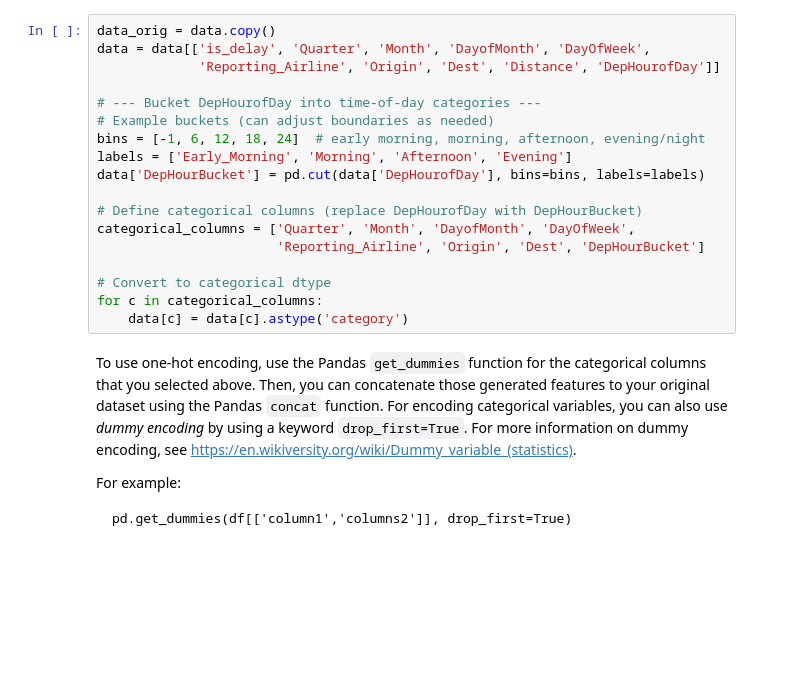
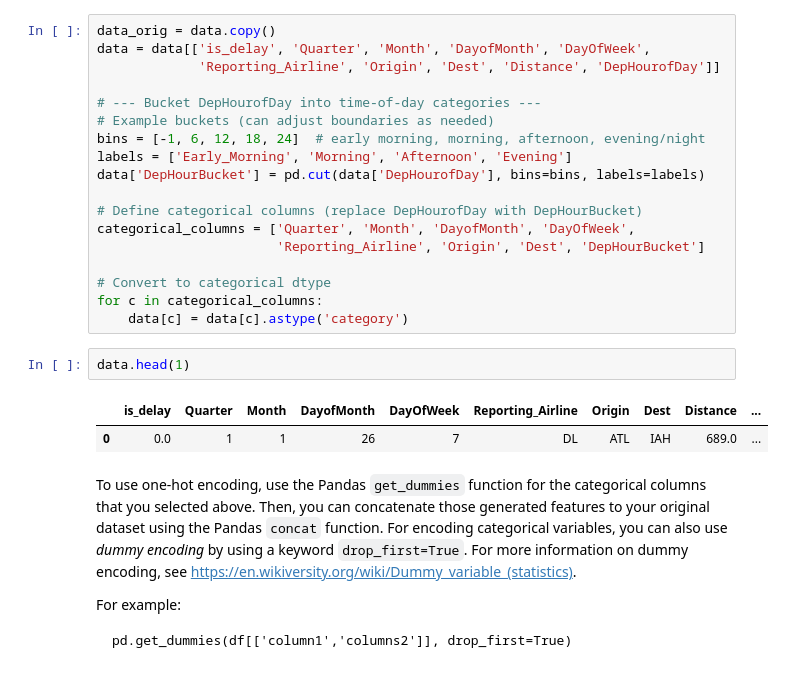
Before and after one commit to nigelcheong/dsts-final-project, a Jupyter notebook: onpremises.ipynb, the cells around one changed output. Drawn from its saved outputs; the diff is of its cells as text; blank space fills up the shorter version.

```diff
--- a/onpremises.ipynb
+++ b/onpremises.ipynb
@@ -768,6 +767,11 @@ categorical_columns = ['Quarter', 'Month', 'DayofMonth', 'DayOfWeek',
 # Convert to categorical dtype
 for c in categorical_columns:
     data[c] = data[c].astype('category')
+# %%
+data.head(1)
+# %% [output]
+|  | is_delay | Quarter | Month | DayofMonth | DayOfWeek | Reporting_Airline | Origin | Dest | Distance | ... |
+| 0 | 0.0 | 1 | 1 | 26 | 7 | DL | ATL | IAH | 689.0 | ... |
 # %% [markdown]
 To use one-hot encoding, use the Pandas `get_dummies` function for the categorical columns that you selected above. Then, you can concatenate those generated features to your original dataset using the Pandas `concat` function. For encoding categorical variables, you can also use *dummy encoding* by using a keyword `drop_first=True`. For more information on dummy encoding, see https://en.wikiversity.org/wiki/Dummy_variable_(statistics).
 
```
Also changed, not shown: parts of 21 cells of this notebook.
